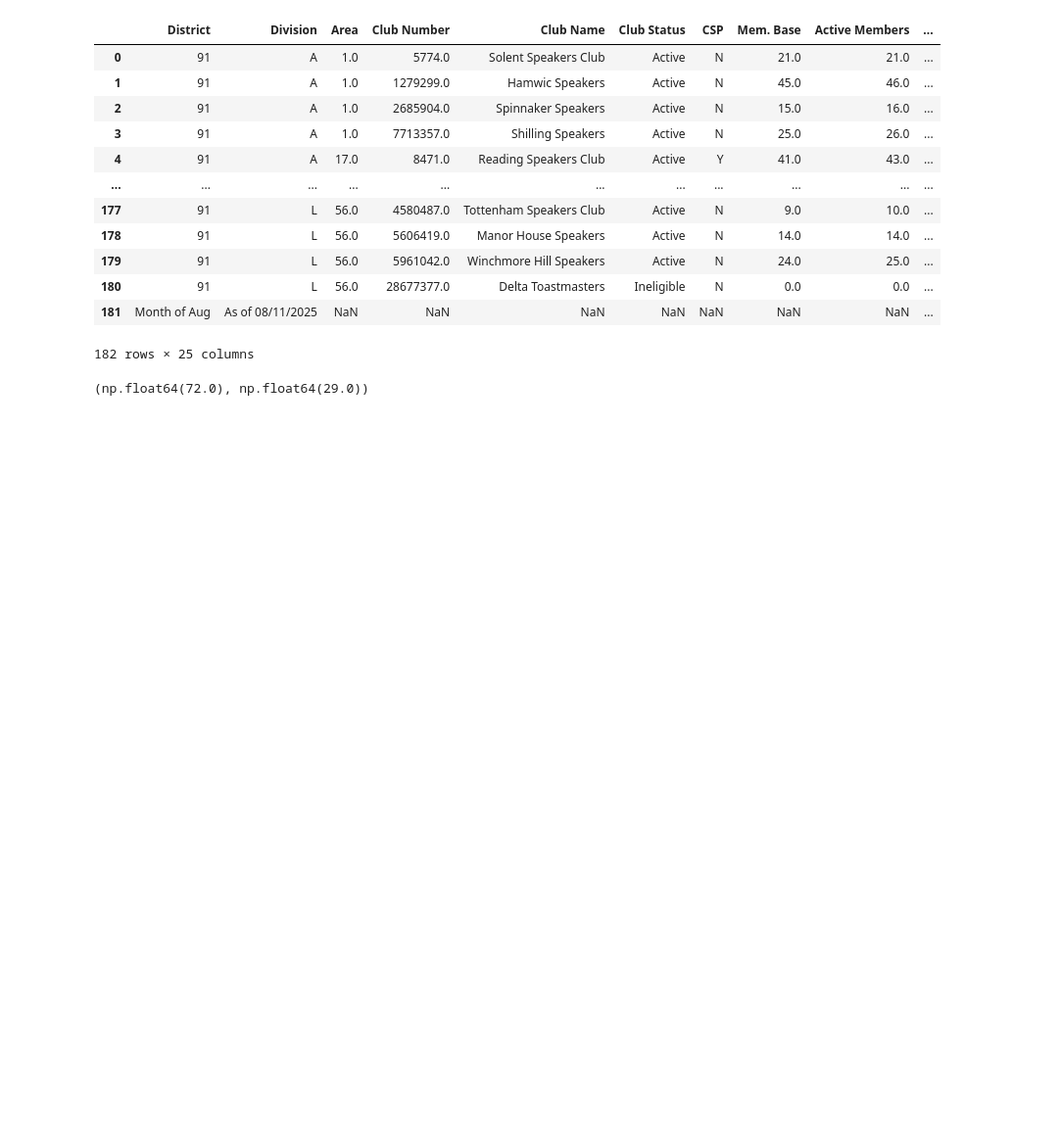
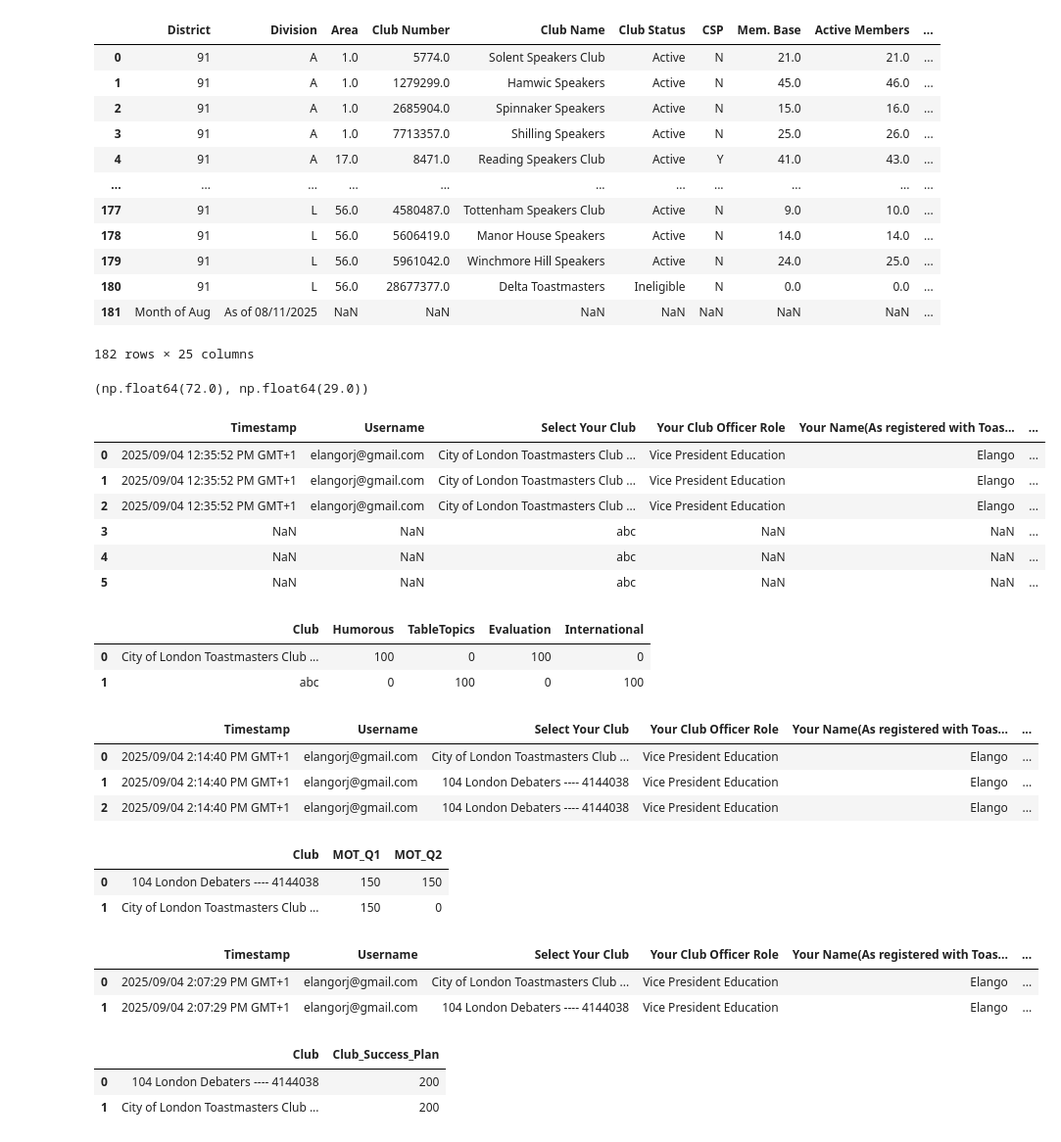
Before and after one commit to shubhwip/toastmasters-program-quality-leaderboard, a Jupyter notebook: notebooks/dev.ipynb, the cells around one changed output. Shown: that part at 98% size. Drawn from its saved outputs; the diff is of its cells as text; code cells hidden in the pictures; blank space fills up the shorter version.

```diff
--- a/notebooks/dev.ipynb
+++ b/notebooks/dev.ipynb
@@ -135,0 +167,18 @@ df['Level 1s'].sum(), df['Level 2s'].sum()
+# %%
+df_contests = pd.read_csv("../data/Organising Toastmasters Contests.csv")
+df_contests
+# %% [output]
+|  | Timestamp | Username | Select Your Club | Your Club Officer Role | Your Name(As registered with Toas... | ... |
+| 0 | 2025/09/04 12:35:52 PM GMT+1 | elangorj@gmail.com | City of London Toastmasters Club ... | Vice President Education | Elango | ... |
+| 1 | 2025/09/04 12:35:52 PM GMT+1 | elangorj@gmail.com | City of London Toastmasters Club ... | Vice President Education | Elango | ... |
+| 2 | 2025/09/04 12:35:52 PM GMT+1 | elangorj@gmail.com | City of London Toastmasters Club ... | Vice President Education | Elango | ... |
+| 3 | NaN | NaN | abc | NaN | NaN | ... |
+| 4 | NaN | NaN | abc | NaN | NaN | ... |
+| 5 | NaN | NaN | abc | NaN | NaN | ... |
+# %%
+club_points = calculate_contest_points(df_contests)
+club_points
+# %% [output]
+|  | Club | Humorous | TableTopics | Evaluation | International |
+| 0 | City of London Toastmasters Club ... | 100 | 0 | 100 | 0 |
+| 1 | abc | 0 | 100 | 0 | 100 |
@@ -135,0 +206,15 @@ df['Level 1s'].sum(), df['Level 2s'].sum()
+# %%
+df_mot = pd.read_csv("../data/Moments of Truth Submission Season 1.csv")
+df_mot
+# %% [output]
+|  | Timestamp | Username | Select Your Club | Your Club Officer Role | Your Name(As registered with Toas... | ... |
+| 0 | 2025/09/04 2:14:40 PM GMT+1 | elangorj@gmail.com | City of London Toastmasters Club ... | Vice President Education | Elango | ... |
+| 1 | 2025/09/04 2:14:40 PM GMT+1 | elangorj@gmail.com | 104 London Debaters ---- 4144038 | Vice President Education | Elango | ... |
+| 2 | 2025/09/04 2:14:40 PM GMT+1 | elangorj@gmail.com | 104 London Debaters ---- 4144038 | Vice President Education | Elango | ... |
+# %%
+df_mot_scores = mot_scores(df_mot)
+df_mot_scores
+# %% [output]
+|  | Club | MOT_Q1 | MOT_Q2 |
+| 0 | 104 London Debaters ---- 4144038 | 150 | 150 |
+| 1 | City of London Toastmasters Club ... | 150 | 0 |
@@ -135,0 +243,14 @@ df['Level 1s'].sum(), df['Level 2s'].sum()
+# %%
+df_club_success = pd.read_csv("../data/Club Success Plan Completion.csv")
+df_club_success
+# %% [output]
+|  | Timestamp | Username | Select Your Club | Your Club Officer Role | Your Name(As registered with Toas... | ... |
+| 0 | 2025/09/04 2:07:29 PM GMT+1 | elangorj@gmail.com | City of London Toastmasters Club ... | Vice President Education | Elango | ... |
+| 1 | 2025/09/04 2:07:29 PM GMT+1 | elangorj@gmail.com | 104 London Debaters ---- 4144038 | Vice President Education | Elango | ... |
+# %%
+df_club_success_score = club_success_plan_scores(df_club_success)
+df_club_success_score
+# %% [output]
+|  | Club | Club_Success_Plan |
+| 0 | 104 London Debaters ---- 4144038 | 200 |
+| 1 | City of London Toastmasters Club ... | 200 |
```
Also changed, not shown: parts of 3 cells of this notebook, 7 other files.
